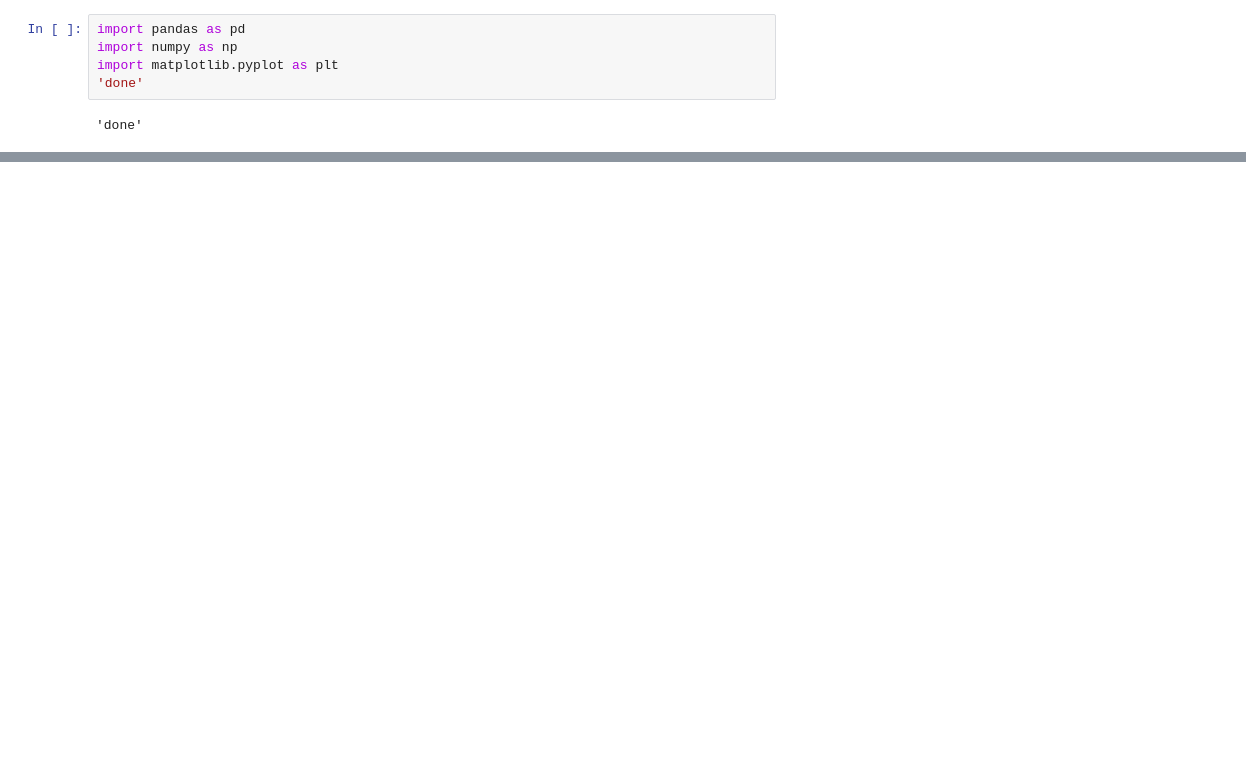
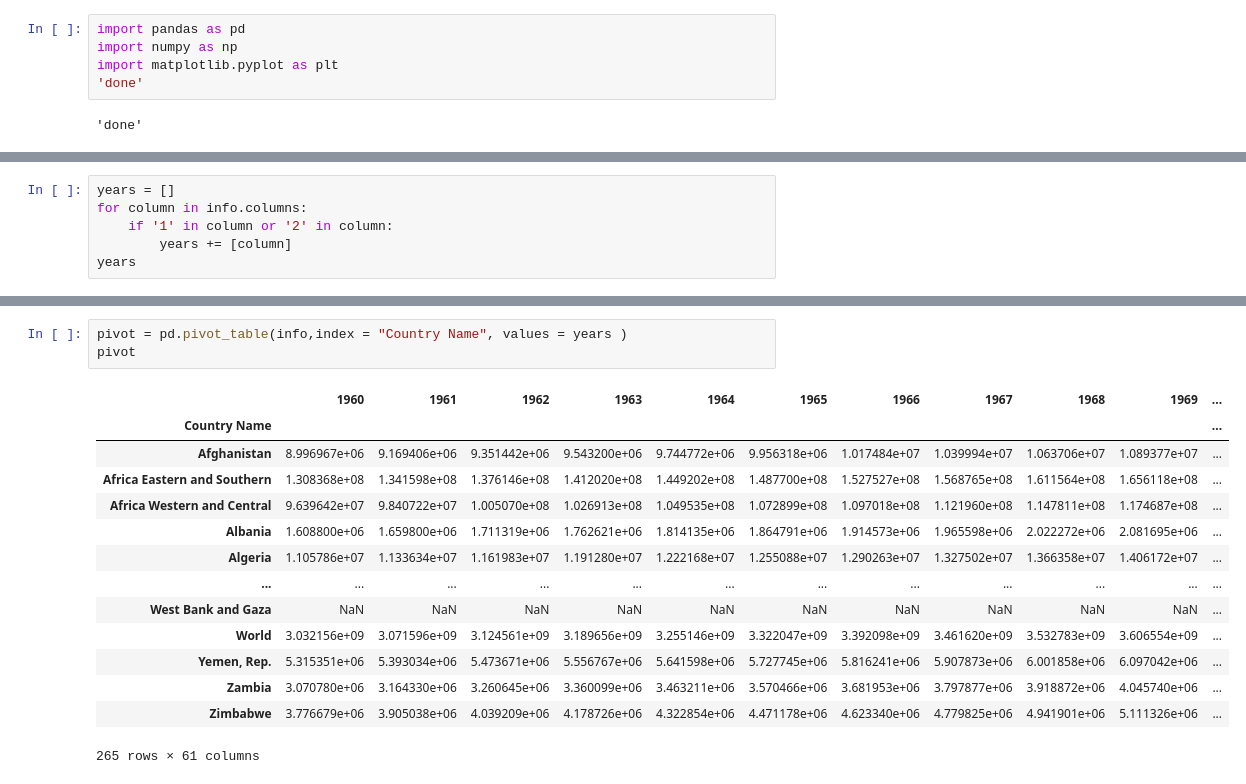
Before and after one commit to LeoraKelseyBrandeis/cs103a-cpa01, a Jupyter notebook: cpa01-2.ipynb, the cells around one changed output, grey strips where cells are left out. Drawn from its saved outputs; the diff is of its cells as text; blank space fills up the shorter version.

```diff
--- a/cpa01-2.ipynb
+++ b/cpa01-2.ipynb
@@ -24,0 +59,6 @@ info
+# %%
+years = []
+for column in info.columns:
+    if '1' in column or '2' in column:
+        years += [column]
+years
@@ -24,0 +83,18 @@ info
+# %%
+pivot = pd.pivot_table(info,index = "Country Name", values = years )
+pivot
+# %% [output]
+|  | 1960 | 1961 | 1962 | 1963 | 1964 | 1965 | 1966 | 1967 | 1968 | 1969 | ... |
+| Country Name |  |  |  |  |  |  |  |  |  |  | ... |
+| Afghanistan | 8.996967e+06 | 9.169406e+06 | 9.351442e+06 | 9.543200e+06 | 9.744772e+06 | 9.956318e+06 | 1.017484e+07 | 1.039994e+07 | 1.063706e+07 | 1.089377e+07 | ... |
+| Africa Eastern and Southern | 1.308368e+08 | 1.341598e+08 | 1.376146e+08 | 1.412020e+08 | 1.449202e+08 | 1.487700e+08 | 1.527527e+08 | 1.568765e+08 | 1.611564e+08 | 1.656118e+08 | ... |
+| Africa Western and Central | 9.639642e+07 | 9.840722e+07 | 1.005070e+08 | 1.026913e+08 | 1.049535e+08 | 1.072899e+08 | 1.097018e+08 | 1.121960e+08 | 1.147811e+08 | 1.174687e+08 | ... |
+| Albania | 1.608800e+06 | 1.659800e+06 | 1.711319e+06 | 1.762621e+06 | 1.814135e+06 | 1.864791e+06 | 1.914573e+06 | 1.965598e+06 | 2.022272e+06 | 2.081695e+06 | ... |
+| Algeria | 1.105786e+07 | 1.133634e+07 | 1.161983e+07 | 1.191280e+07 | 1.222168e+07 | 1.255088e+07 | 1.290263e+07 | 1.327502e+07 | 1.366358e+07 | 1.406172e+07 | ... |
+| ... | ... | ... | ... | ... | ... | ... | ... | ... | ... | ... | ... |
+| West Bank and Gaza | NaN | NaN | NaN | NaN | NaN | NaN | NaN | NaN | NaN | NaN | ... |
+| World | 3.032156e+09 | 3.071596e+09 | 3.124561e+09 | 3.189656e+09 | 3.255146e+09 | 3.322047e+09 | 3.392098e+09 | 3.461620e+09 | 3.532783e+09 | 3.606554e+09 | ... |
+| Yemen, Rep. | 5.315351e+06 | 5.393034e+06 | 5.473671e+06 | 5.556767e+06 | 5.641598e+06 | 5.727745e+06 | 5.816241e+06 | 5.907873e+06 | 6.001858e+06 | 6.097042e+06 | ... |
+| Zambia | 3.070780e+06 | 3.164330e+06 | 3.260645e+06 | 3.360099e+06 | 3.463211e+06 | 3.570466e+06 | 3.681953e+06 | 3.797877e+06 | 3.918872e+06 | 4.045740e+06 | ... |
+| Zimbabwe | 3.776679e+06 | 3.905038e+06 | 4.039209e+06 | 4.178726e+06 | 4.322854e+06 | 4.471178e+06 | 4.623340e+06 | 4.779825e+06 | 4.941901e+06 | 5.111326e+06 | ... |
+265 rows × 61 columns
```
Also changed, not shown: parts of 9 cells of this notebook.
